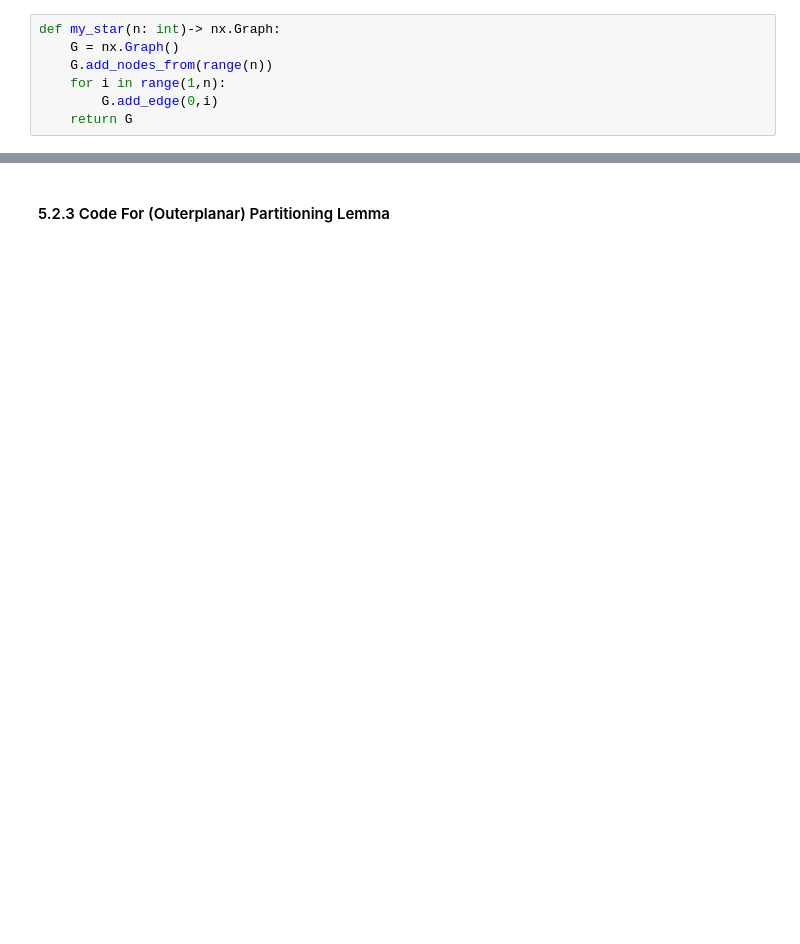
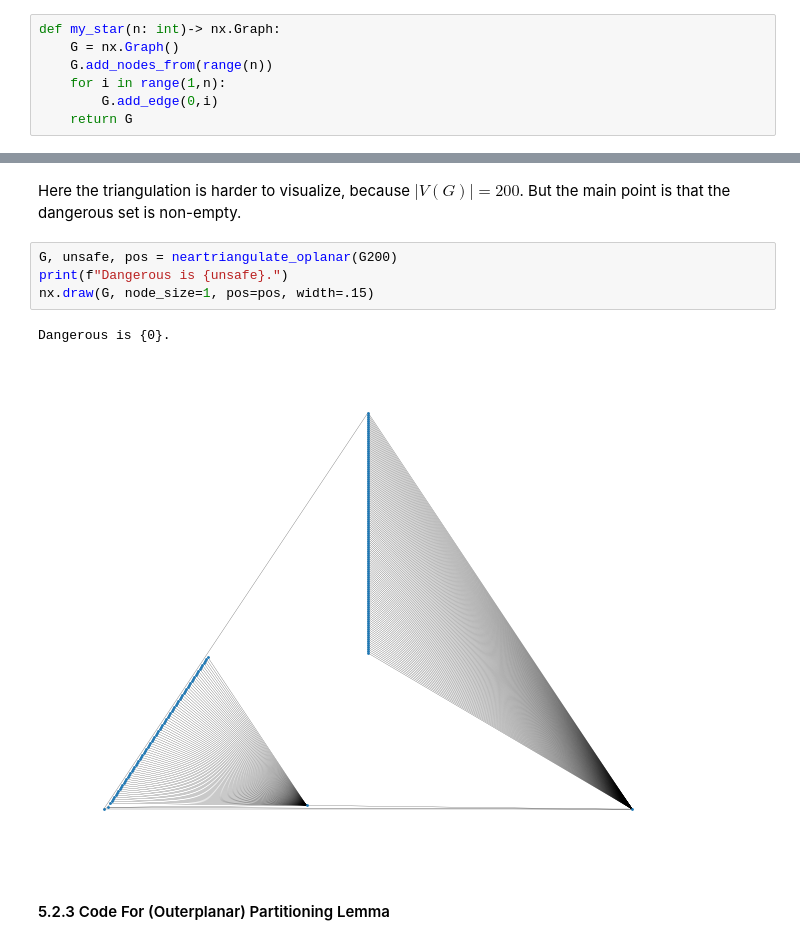
Before and after one commit to dancranston/graph-coloring-python, a Jupyter notebook: equitable-colorings.ipynb, the cells around one changed output, grey strips where cells are left out. Cells and saved outputs as stored; diff of their text form; blank space fills up the shorter version.

```diff
--- a/equitable-colorings.ipynb
+++ b/equitable-colorings.ipynb
@@ -1717,3 +1730,12 @@ nx.draw(G, node_size=10, pos=pos)
+# %% [markdown]
+Here the triangulation is harder to visualize, because $|V(G)|=200$.  But the main point is that the dangerous set is non-empty.
+# %%
+G, unsafe, pos = neartriangulate_oplanar(G200)
+print(f"Dangerous is {unsafe}.")
+nx.draw(G, node_size=1, pos=pos, width=.15)
+# %% [output]
+Dangerous is {0}.
+[figure, added]
 # %% [markdown]
 #### 5.2.3 Code For (Outerplanar) Partitioning Lemma
 # %%
```
Also changed, not shown: parts of 20 cells of this notebook.
